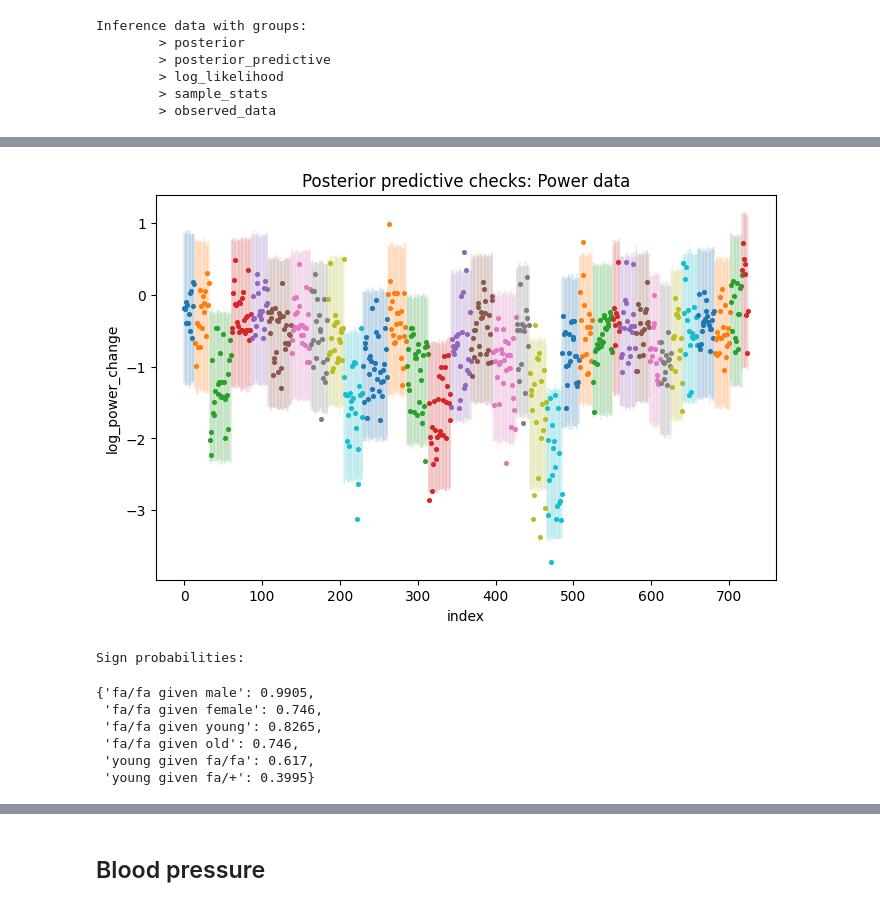
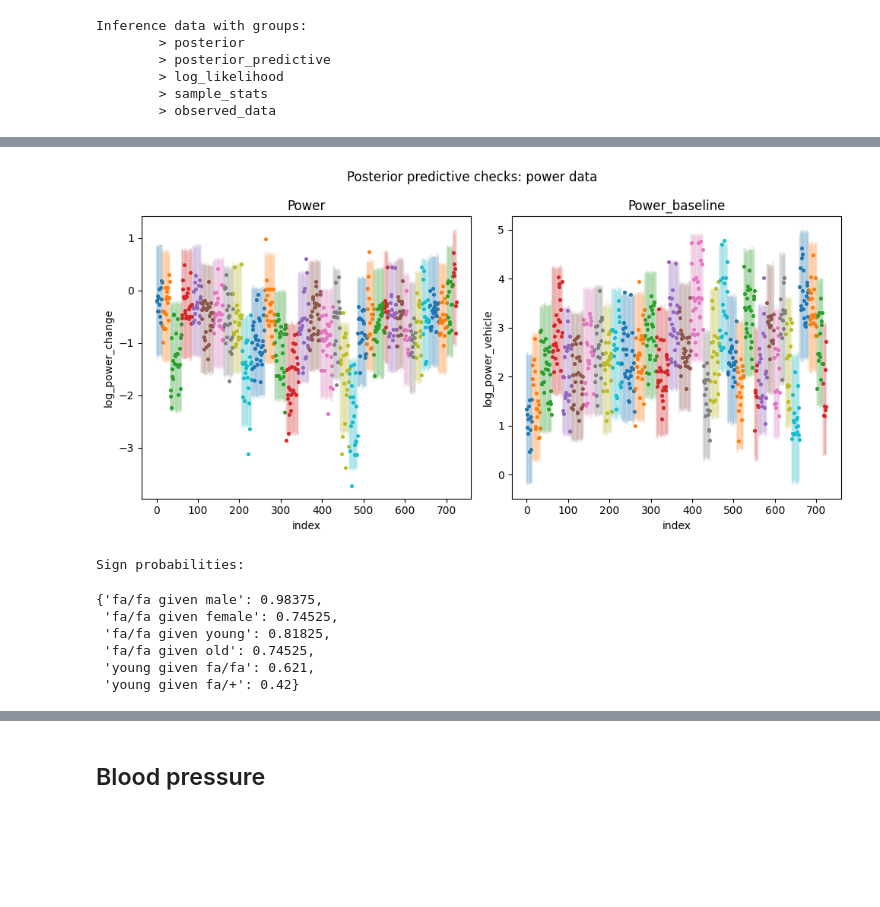
Before and after one commit to teddygroves/kidney, a Jupyter notebook: notebooks/analyse fits.ipynb, the cells around one changed output, grey strips where cells are left out. Cells and saved outputs as stored; diff of their text form; code cells hidden in the pictures; blank space fills up the shorter version.

```diff
--- a/notebooks/analyse fits.ipynb
+++ b/notebooks/analyse fits.ipynb
@@ -153,7 +231,8 @@ shape: (9, 17)
 | "75%" | 428.0 | null | null | null | null | 17.0 | 0.032916 | 0.029501 | ... |
 | "max" | 537.0 | "20241030b" | "fa/fa" | "Young" | "M" | 33.0 | 0.038459 | 0.036252 | ... |
 # %%
-idata_frequency = az.from_netcdf(RESULTS_DIR / "idata_frequency_lin.nc")
+idata_frequency = az.from_netcdf(RESULTS_DIR / "idata_frequency.nc")
+idata_frequency_baseline = az.from_netcdf(RESULTS_DIR / "idata_frequency_baseline.nc")
 idata_frequency
 # %% [output]
 Inference data with groups:
@@ -177,7 +270,17 @@ az.summary(idata_frequency, var_names=["~mu", "~1|rat"])
 # %%
-f, ax = plt.subplots(figsize=[8, 5])
-ax = plot_ppc(ax, idata_frequency, msts_frequency, ycol="frequency_change", groupcol="rat")
-ax.get_legend().remove()
-ax.set_title("Posterior predictive checks: Frequency data");
+f, axes = plt.subplots(1, 2, figsize=[10, 5], sharey=False)
+for ax, idata, name, msts, ycol, in zip(
+    axes,
+    (idata_frequency, idata_frequency_baseline),
+    ("frequency", "frequency_baseline"),
+    (msts_frequency, msts_frequency),
+    ("frequency_change", "frequency_vehicle"),
+):
+    ax = plot_ppc(ax, idata, msts, ycol=ycol, groupcol="rat")
+    ax.set_title(name.capitalize());
+    ax.get_legend().remove()
+
+f.suptitle("Posterior predictive checks: Frequency data");
+f.tight_layout()
 f.savefig(PLOT_DIR / "ppc_frequency.png", bbox_inches="tight", dpi=200)
 # %% [output]
@@ -239,7 +342,8 @@ shape: (9, 18)
 | "75%" | 590.0 | null | null | null | null | 18.0 | 10.600946 | 21.514314 | 0.717233 | ... |
 | "max" | 815.0 | "20241030b" | "fa/fa" | "Young" | "M" | 33.0 | 68.914547 | 118.211847 | 2.68275 | ... |
 # %%
-idata_power = az.from_netcdf(RESULTS_DIR / "idata_power_log.nc")
+idata_power = az.from_netcdf(RESULTS_DIR / "idata_power.nc")
+idata_power_baseline = az.from_netcdf(RESULTS_DIR / "idata_power_baseline.nc")
 idata_power
 # %% [output]
 Inference data with groups:
@@ -263,11 +381,21 @@ az.summary(idata_power, var_names=["~mu", "~1|rat"])
 # %%
-f, ax = plt.subplots(figsize=[8, 5])
-ax = plot_ppc(ax, idata_power, msts_power, ycol="log_power_change", groupcol="rat")
-ax.get_legend().remove()
-ax.set_title("Posterior predictive checks: Power data");
+f, axes = plt.subplots(1, 2, figsize=[10, 5], sharey=False)
+for ax, idata, name, msts, ycol, in zip(
+    axes,
+    (idata_power, idata_power_baseline),
+    ("power", "power_baseline"),
+    (msts_power, msts_power),
+    ("log_power_change", "log_power_vehicle"),
+):
+    ax = plot_ppc(ax, idata, msts, ycol=ycol, groupcol="rat")
+    ax.set_title(name.capitalize());
+    ax.get_legend().remove()
+
+f.suptitle("Posterior predictive checks: power data");
+f.tight_layout()
 f.savefig(PLOT_DIR / "ppc_power.png", bbox_inches="tight", dpi=200)
 # %% [output]
-[figure, old version]
+[figure, new version]
 # %%
 t_groups_power = {
     "fa/fa:male": idata_power.posterior["gtyp"] + idata_power.posterior["sex"] + idata_power.posterior["gtyp:sex"],
@@ -291,12 +419,12 @@ print("Sign probabilities:")
 display(get_sign_probs(ts_power))
 # %% [output]
 Sign probabilities:
-{'fa/fa given male': 0.9905,
- 'fa/fa given female': 0.746,
- 'fa/fa given young': 0.8265,
- 'fa/fa given old': 0.746,
- 'young given fa/fa': 0.617,
- 'young given fa/+': 0.3995}
+{'fa/fa given male': 0.98375,
+ 'fa/fa given female': 0.74525,
+ 'fa/fa given young': 0.81825,
+ 'fa/fa given old': 0.74525,
+ 'young given fa/fa': 0.621,
+ 'young given fa/+': 0.42}
 # %%
 f, ax = plt.subplots(figsize=(8, 5))
 ax = forestplot(ax, ts_power);
```
Also changed, not shown: parts of 21 cells of this notebook, 10 other files.
